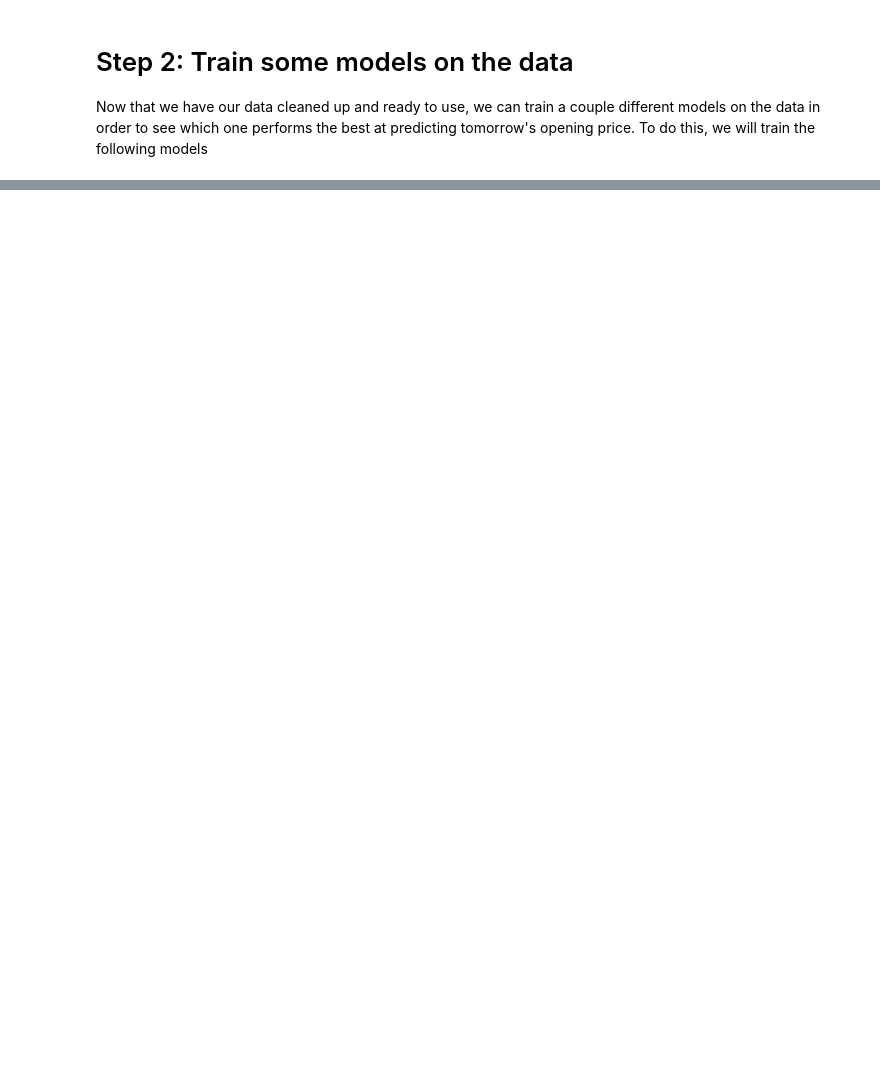
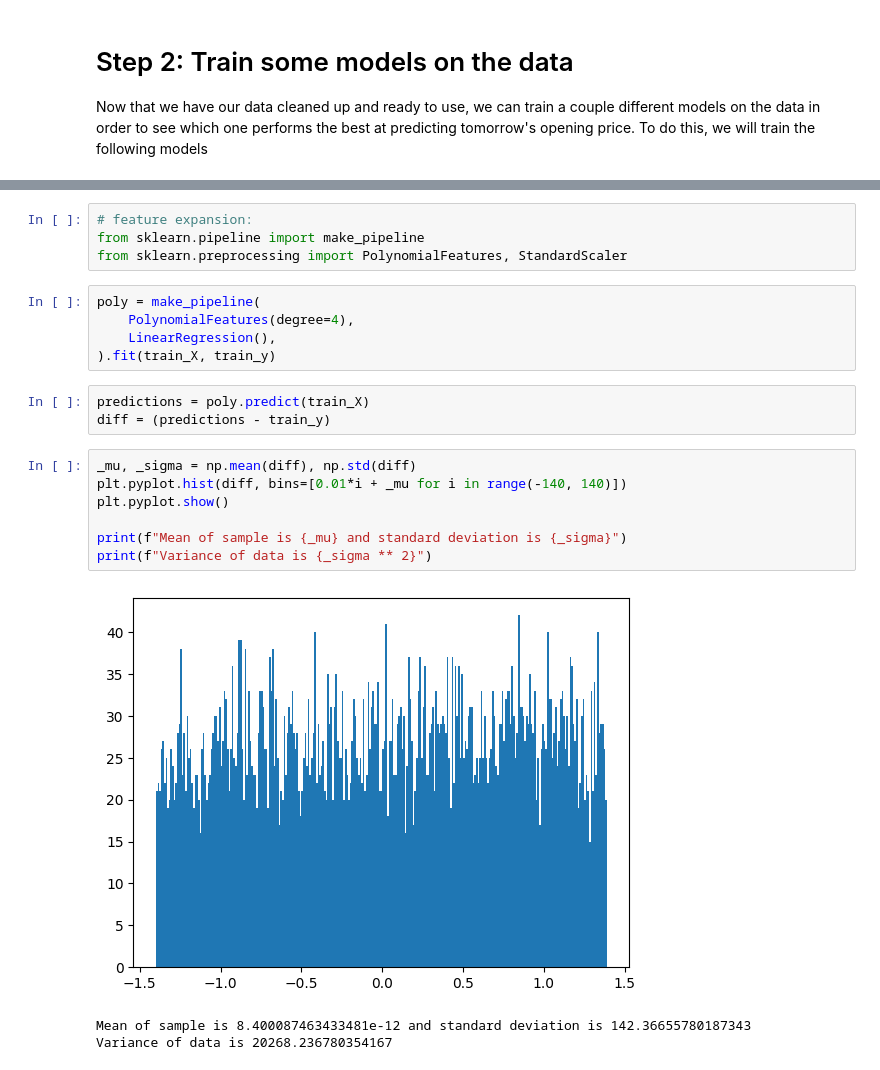
Before and after one commit to aabansal/TechnicalAnalysis, a Jupyter notebook: TechnicalAnalysis.ipynb, the cells around one changed output, grey strips where cells are left out. Saved outputs shown, nothing was run; the diff lists cells and outputs as text; blank space fills up the shorter version.

```diff
--- a/TechnicalAnalysis.ipynb
+++ b/TechnicalAnalysis.ipynb
@@ -227,0 +315,23 @@ Now that we have our data cleaned up and ready to use, we can train a couple dif
+# %%
+# feature expansion:
+from sklearn.pipeline import make_pipeline
+from sklearn.preprocessing import PolynomialFeatures, StandardScaler
+# %%
+poly = make_pipeline(
+    PolynomialFeatures(degree=4),
+    LinearRegression(),
+).fit(train_X, train_y)
+# %%
+predictions = poly.predict(train_X)
+diff = (predictions - train_y)
+# %%
+_mu, _sigma = np.mean(diff), np.std(diff)
+plt.pyplot.hist(diff, bins=[0.01*i + _mu for i in range(-140, 140)])
+plt.pyplot.show()
+
+print(f"Mean of sample is {_mu} and standard deviation is {_sigma}")
+print(f"Variance of data is {_sigma ** 2}")
+# %% [output]
+[figure, added]
+Mean of sample is 8.400087463433481e-12 and standard deviation is 142.36655780187343
+Variance of data is 20268.236780354167
```
Also changed, not shown: parts of 17 cells of this notebook.
